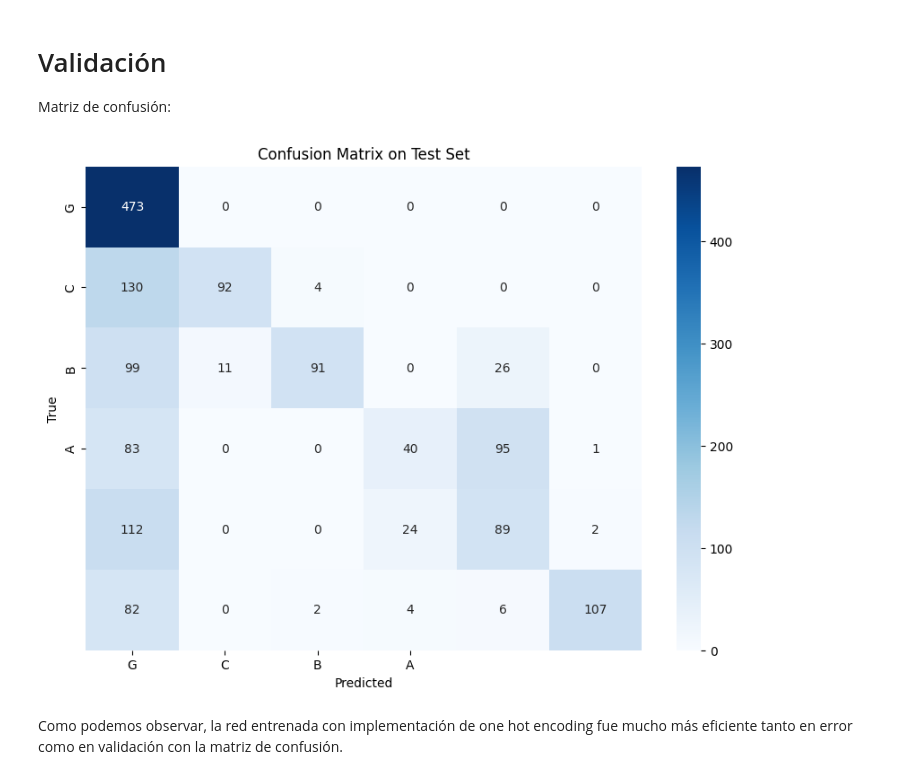
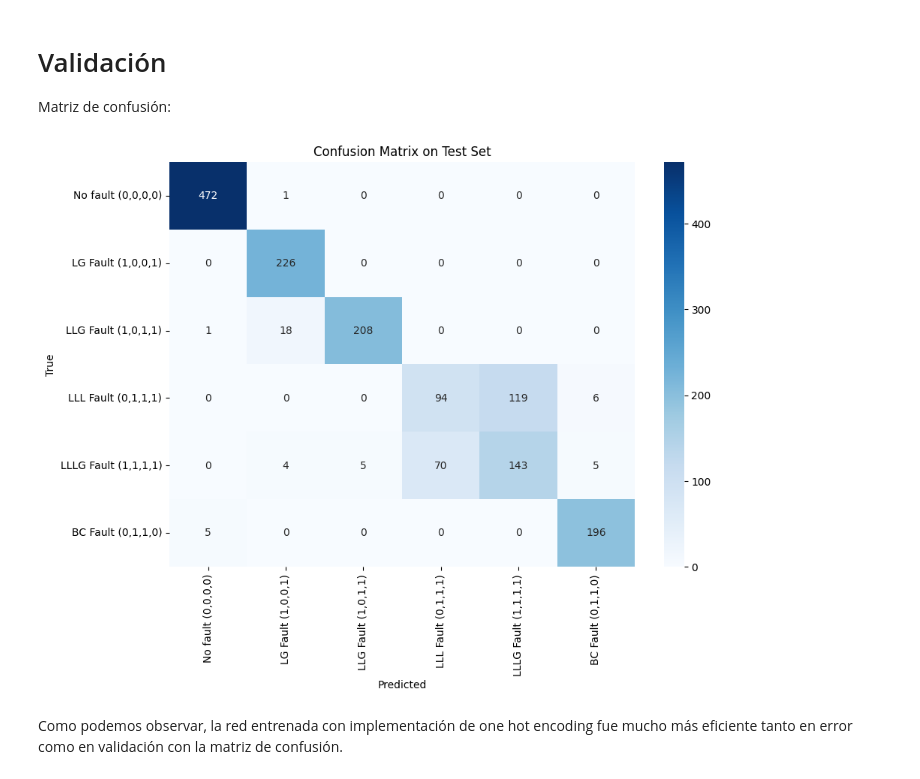
Before and after one commit to julian-rosas/red-neuronal-deteccion-fallas-energia, a Jupyter notebook: RedNeuronal.ipynb, the cells around one changed output. Cells and saved outputs as stored; diff of their text form; code cells hidden in the pictures.

```diff
--- a/RedNeuronal.ipynb
+++ b/RedNeuronal.ipynb
@@ -79,19 +79,19 @@ import seaborn as sns
 def classify_fault(row):
     G, C, B, A = row['G'], row['C'], row['B'], row['A']
     if (G, C, B, A) == (0, 0, 0, 0):
-        return 'No Fault'
+        return 'No Fault (0,0,0,0)'
     elif (G, C, B, A) == (1, 0, 0, 1):
-        return 'LG fault'
-    elif (G, C, B, A) == (0, 0, 1, 1):
-        return 'LL fault'
+        return 'LG fault (1,0,0,1)'
     elif (G, C, B, A) == (1, 0, 1, 1):
-        return 'LLG Fault'
+        return 'LLG Fault (1,0,1,1)'
     elif (G, C, B, A) == (0, 1, 1, 1):
-        return 'LLL Fault'
+        return 'LLL Fault (0,1,1,1)'
     elif (G, C, B, A) == (1, 1, 1, 1):
-        return 'LLLG Fault'
+        return 'LLLG Fault (1,1,1,1)'
     elif (G,C,B,A) == (0,1,1,0):
-        return 'Fault in B and C'
+        return 'Fault in B and C (0,1,1,0)'
+
+
 
 # Apply this function to each row
 df['Fault Type'] = df.apply(classify_fault, axis=1)
@@ -341,5 +341,5 @@ model1 = Electrical_nn(6,38,4)
 
 opt = optim.Adam(model1.parameters(),lr=0.2)
 loss_func = nn.CrossEntropyLoss()
-model1.train(xtrain,ytrain,opt,1000,loss_func)
+model1.train(xtrain,ytrain,opt,2000,loss_func)
 # %% [output]
@@ -493,14 +455,14 @@ Implementar One hot Encoding en el conjunto de entrenamiento y prueba.
 
 ytrain = ytrain.long()
 
-ytrain_oh = torch.zeros((ytrain.size(0),7))
+ytrain_oh = torch.zeros((ytrain.size(0),6))
 
 
 for i in range(ytrain_oh.size(0)):
     ytrain_oh[i,ytrain[i]] = 1
 
 ytest = ytest.long()
-ytest_oh = torch.zeros((ytest.size(0),7))
+ytest_oh = torch.zeros((ytest.size(0),6))
 
 for i in range(ytest.size(0)):
     ytest_oh[i,ytest[i]] = 1
@@ -518,9 +480,9 @@ torch.Size([1573, 7])
 # %% [markdown]
 ## Entrenamiento
 # %%
-model2 = Electrical_nn(6,256,7)
+model2 = Electrical_nn(6,256,6)
 
 opt = optim.Adam(model2.parameters(),lr=0.2)
 loss_func = nn.CrossEntropyLoss()
-model2.train(xtrain,ytrain,opt,2000,loss_func)
+model2.train(xtrain,ytrain_oh,opt,2000,loss_func)
 # %% [output]
@@ -558,14 +504,14 @@ def plot_confusion_matrix(labels, preds, classes, type_of_set):
 # %%
 
 with torch.no_grad():
   y2_pred = model2(xtest).argmax(dim=1)
+classes2 = ["No fault (0,0,0,0)", "LG Fault (1,0,0,1)", "LLG Fault (1,0,1,1)", "LLL Fault (0,1,1,1)", "LLLG Fault (1,1,1,1)", "BC Fault (0,1,1,0)"]
 
-classes2 = ["G","C","B","A"]
 
 
 plot_confusion_matrix(ytest, y2_pred, classes2, 'Test Set')
 # %% [output]
-[figure, old version]
+[figure, new version]
 # %% [markdown]
 Como podemos observar, la red entrenada con implementación de one hot encoding fue mucho más eficiente tanto en error como en validación con la matriz de confusión.
 # %% [markdown]
```
Also changed, not shown: parts of 8 cells of this notebook, 1 other file.
